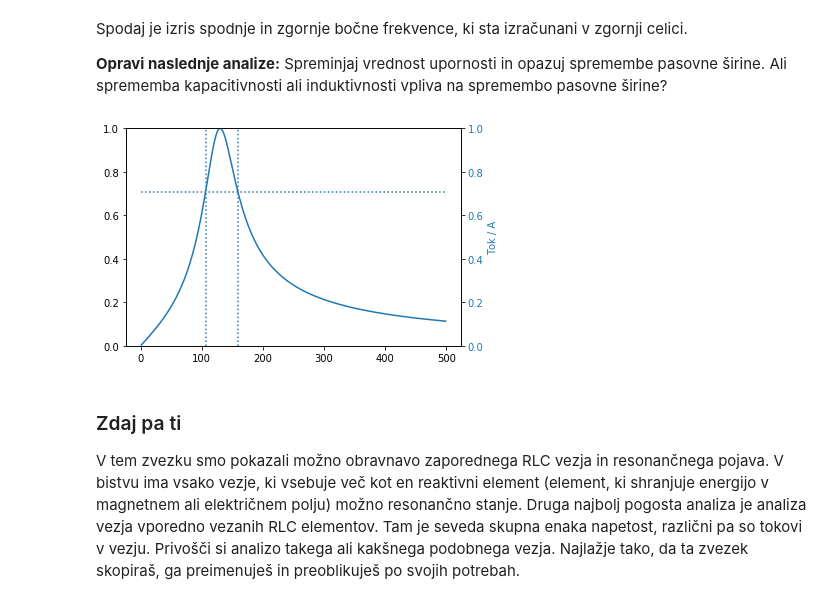
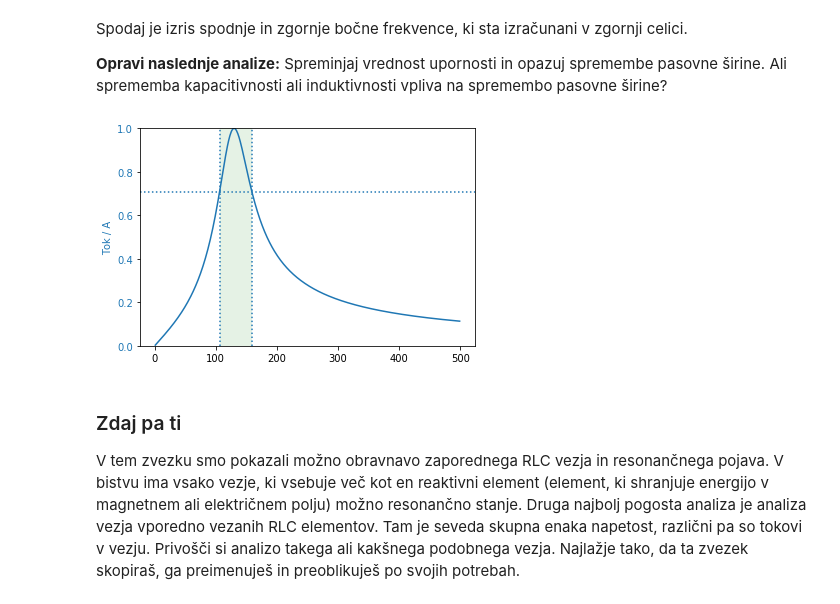
Before and after one commit to osnove/Dodatno, a Jupyter notebook: Obravnava_resonancnega_pojava.ipynb, the cells around one changed output. Drawn from its saved outputs; the diff is of its cells as text; code cells hidden in the pictures.

```diff
--- a/Obravnava_resonancnega_pojava.ipynb
+++ b/Obravnava_resonancnega_pojava.ipynb
@@ -386,21 +388,24 @@ Spodaj je izris spodnje in zgornje bočne frekvence, ki sta izračunani v zgornj
 **Opravi naslednje analize:** Spreminjaj vrednost upornosti in opazuj spremembe pasovne širine. Ali sprememba kapacitivnosti ali induktivnosti vpliva na spremembo pasovne širine?
 # %%
 def f():
-    fig, ax1 = plt.subplots()
-    ax2 = ax1.twinx()  # x os za drugi plot naj bo enaka x osi prvega plota
+    fig, ax2 = plt.subplots()
     ax2.set_ylim(0,U/R)
     color = 'tab:blue'
     ax2.set_ylabel('Tok / A', color=color)
     ax2.plot(freq, abs(I), color=color)
-    ax2.plot([min(freq),max(freq)], [max(I)/np.sqrt(2),max(I)/np.sqrt(2)], color=color,Linestyle=':') # naredi linijo pri faza=0
-    ax2.plot([f_spodnja,f_spodnja], [0,U/R], color=color,Linestyle=':') # naredi linijo pri f_spodnja
-    ax2.plot([f_zgornja,f_zgornja], [0,U/R], color=color,Linestyle=':') # naredi linijo pri f_zgornja
+    #ax2.plot([min(freq),max(freq)], [max(I)/np.sqrt(2),max(I)/np.sqrt(2)], color=color,Linestyle=':') # naredi linijo pri faza=0
+    #ax2.plot([f_spodnja,f_spodnja], [0,U/R], color=color,Linestyle=':') # naredi linijo pri f_spodnja
+    #ax2.plot([f_zgornja,f_zgornja], [0,U/R], color=color,Linestyle=':') # naredi linijo pri f_zgornja
+    ax2.axhline(max(I)/np.sqrt(2),Linestyle=':') # horizontalna linija
+    ax2.axvline(f_zgornja,Linestyle=':') # krajši zapis za vertikalno linijo
+    ax2.axvline(f_spodnja,Linestyle=':')
+    ax2.axvspan(f_spodnja, f_zgornja, facecolor='g', alpha=0.1) # zelena površina
 
     ax2.tick_params(axis='y', labelcolor=color)
     plt.show()
 f()
 # %% [output]
-[figure, old version]
+[figure, new version]
 # %%
 ### Dodatni prikazi in izračuni
 # %% [markdown]
```
Also changed, not shown: parts of 2 cells of this notebook.
